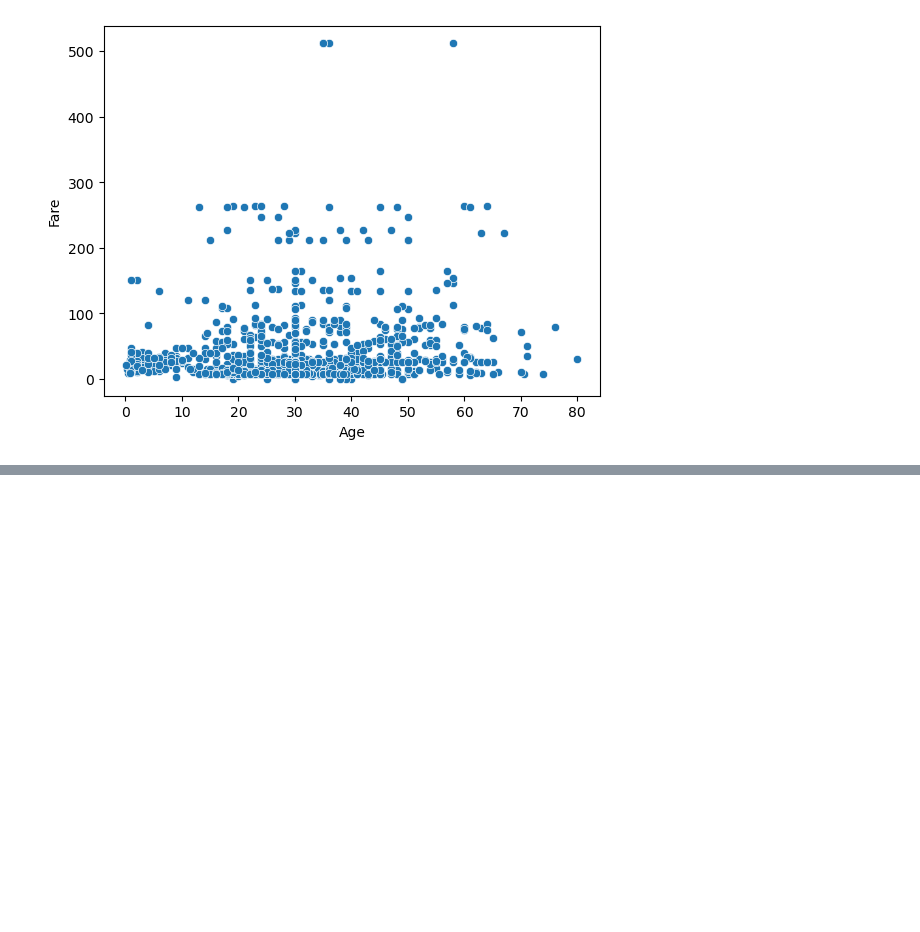
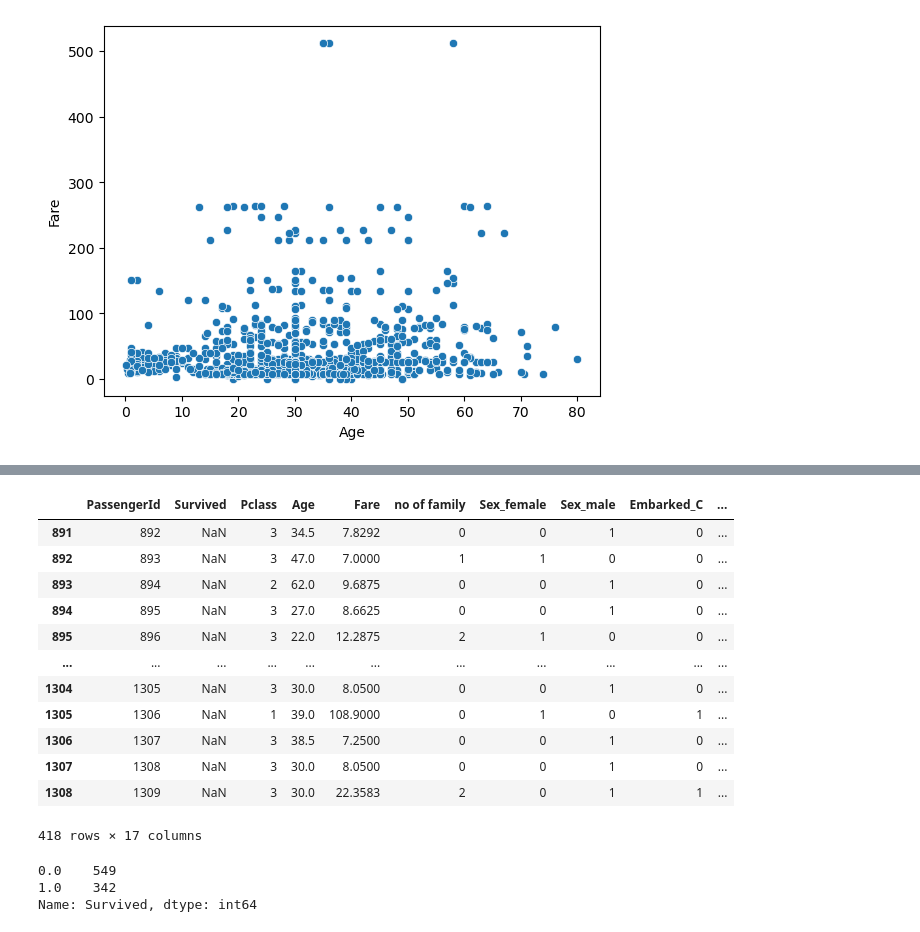
Before and after one commit to MOROLAKEOJO/DATA-WRANGGLING-AND-EDA-on-TITANIC-DATASET, a Jupyter notebook: Notebook.ipynb, the cells around one changed output, grey strips where cells are left out. Cells and saved outputs as stored; diff of their text form; code cells hidden in the pictures; blank space fills up the shorter version.

```diff
--- a/Notebook.ipynb
+++ b/Notebook.ipynb
@@ -299,0 +420,17 @@ sns.scatterplot(data=df, x="Age", y="Fare")
+# %%
+#starting from where train ends
+df_2[train_len:]
+# %% [output]
+|  | PassengerId | Survived | Pclass | Age | Fare | no of family | Sex_female | Sex_male | Embarked_C | ... |
+| 891 | 892 | NaN | 3 | 34.5 | 7.8292 | 0 | 0 | 1 | 0 | ... |
+| 892 | 893 | NaN | 3 | 47.0 | 7.0000 | 1 | 1 | 0 | 0 | ... |
+| 893 | 894 | NaN | 2 | 62.0 | 9.6875 | 0 | 0 | 1 | 0 | ... |
+| 894 | 895 | NaN | 3 | 27.0 | 8.6625 | 0 | 0 | 1 | 0 | ... |
+| 895 | 896 | NaN | 3 | 22.0 | 12.2875 | 2 | 1 | 0 | 0 | ... |
+| ... | ... | ... | ... | ... | ... | ... | ... | ... | ... | ... |
+| 1304 | 1305 | NaN | 3 | 30.0 | 8.0500 | 0 | 0 | 1 | 0 | ... |
+| 1305 | 1306 | NaN | 1 | 39.0 | 108.9000 | 0 | 1 | 0 | 1 | ... |
+| 1306 | 1307 | NaN | 3 | 38.5 | 7.2500 | 0 | 0 | 1 | 0 | ... |
+| 1307 | 1308 | NaN | 3 | 30.0 | 8.0500 | 0 | 0 | 1 | 0 | ... |
+| 1308 | 1309 | NaN | 3 | 30.0 | 22.3583 | 2 | 0 | 1 | 1 | ... |
+418 rows × 17 columns
@@ -299,0 +441,6 @@ sns.scatterplot(data=df, x="Age", y="Fare")
+# %%
+y.value_counts()
+# %% [output]
+0.0    549
+1.0    342
+Name: Survived, dtype: int64
```
Also changed, not shown: parts of 45 cells of this notebook.
